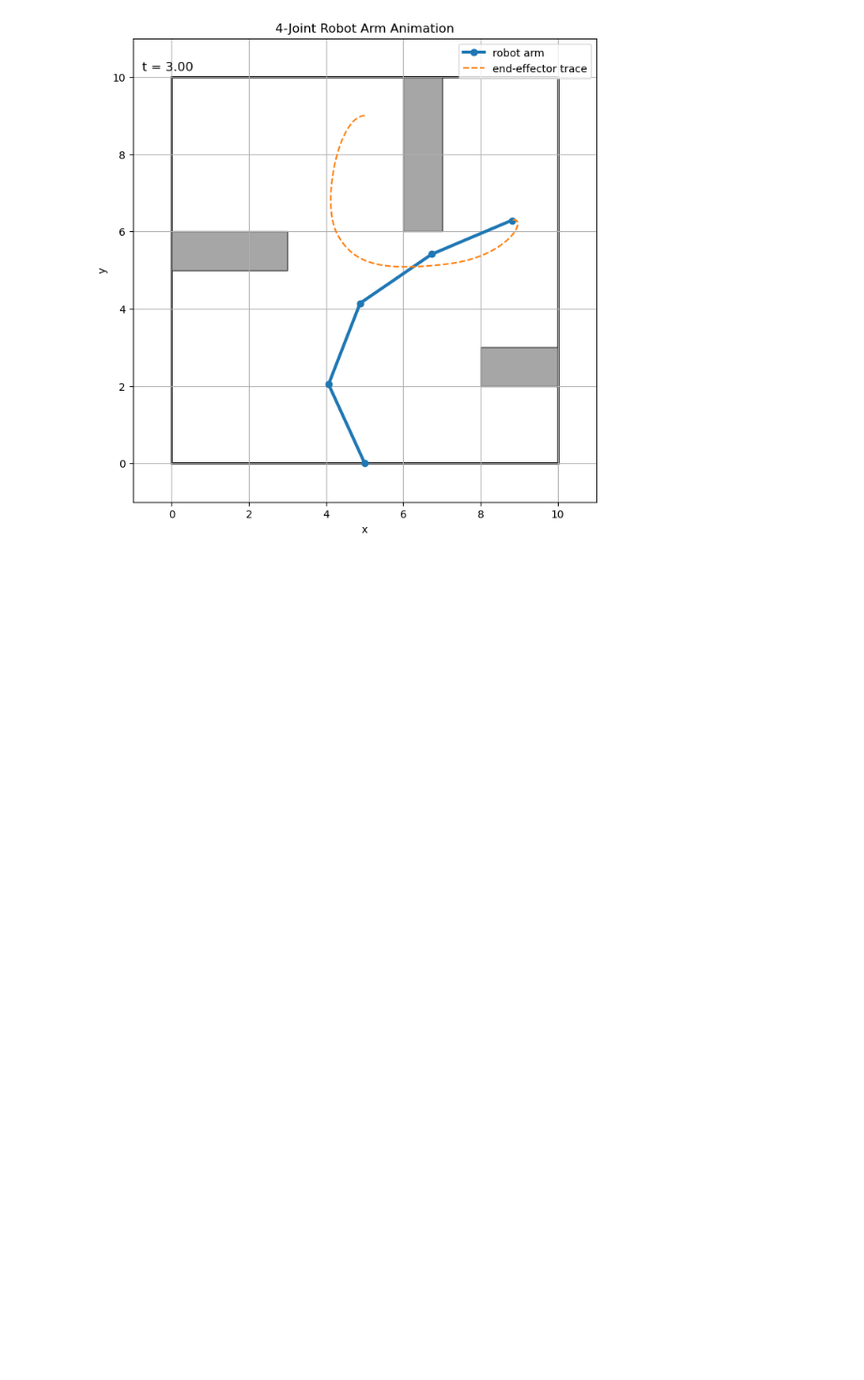
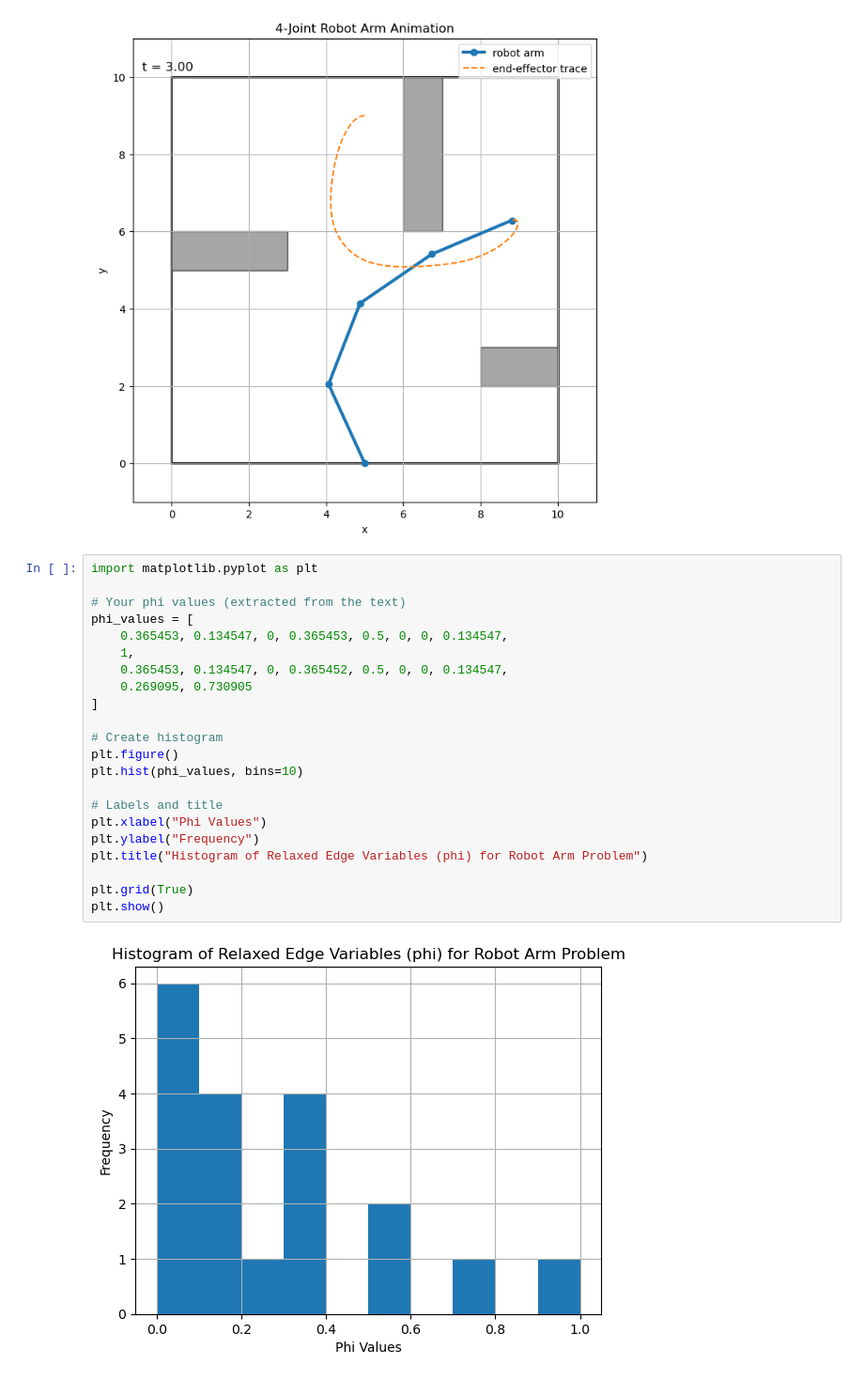
Before and after one commit to Trevor-Stack/GCS_Planning_Project, a Jupyter notebook: results/map_vis.ipynb, the cells around one changed output. Shown at 94% size. Cells and saved outputs as stored; diff of their text form; blank space fills up the shorter version.

```diff
--- a/results/map_vis.ipynb
+++ b/results/map_vis.ipynb
@@ -890,3 +890,27 @@ plt.show()
 # %% [output]
 Saved animation to robot_animation_config6_4joints.mp4
 [figure]
+# %%
+import matplotlib.pyplot as plt
+
+# Your phi values (extracted from the text)
+phi_values = [
+    0.365453, 0.134547, 0, 0.365453, 0.5, 0, 0, 0.134547,
+    1,
+    0.365453, 0.134547, 0, 0.365452, 0.5, 0, 0, 0.134547,
+    0.269095, 0.730905
+]
+
+# Create histogram
+plt.figure()
+plt.hist(phi_values, bins=10)
+
+# Labels and title
+plt.xlabel("Phi Values")
+plt.ylabel("Frequency")
+plt.title("Histogram of Relaxed Edge Variables (phi) for Robot Arm Problem")
+
+plt.grid(True)
+plt.show()
+# %% [output]
+[figure, added]
```
Also changed, not shown: parts of 3 cells of this notebook, 27 other files.
